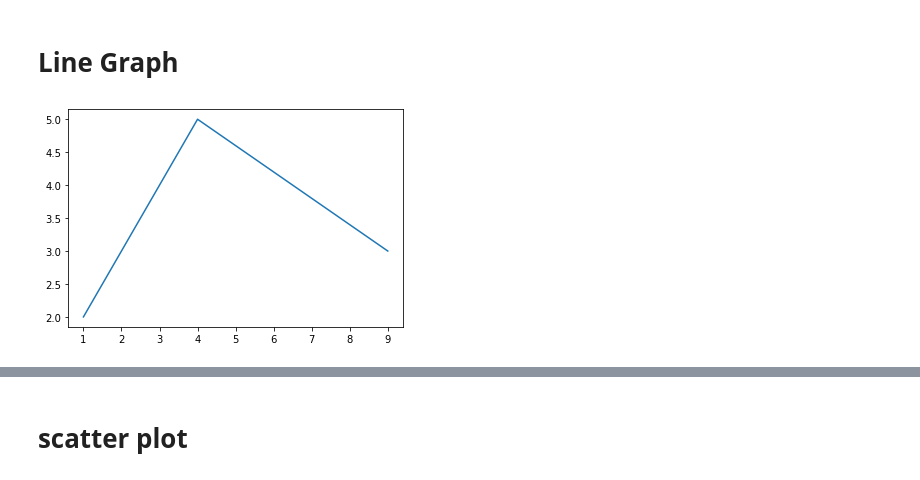
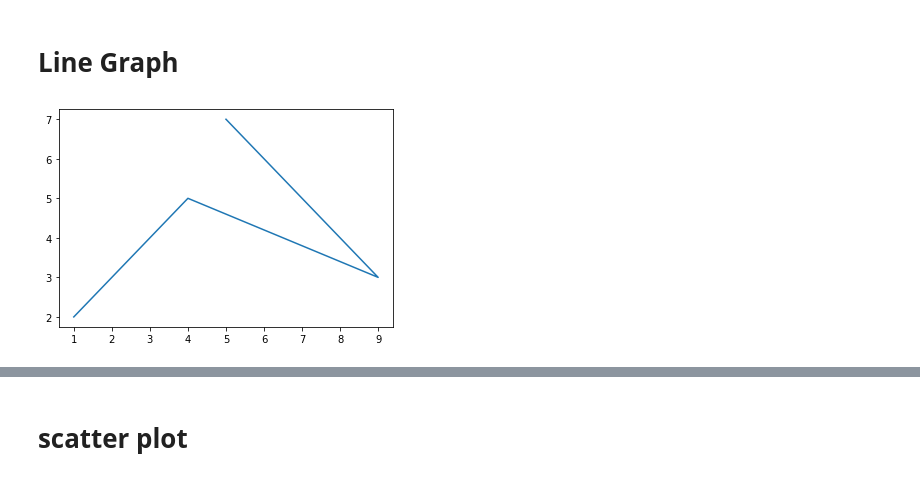
Before and after one commit to ARYAN-GULATI/Python_Master, a Jupyter notebook: PYTHON_BASICS/Matplotlib.ipynb, the cells around one changed output, grey strips where cells are left out. Saved outputs shown, nothing was run; the diff lists cells and outputs as text; code cells hidden in the pictures.

```diff
--- a/PYTHON_BASICS/Matplotlib.ipynb
+++ b/PYTHON_BASICS/Matplotlib.ipynb
@@ -18,7 +19,8 @@ array([ 0,  1,  4,  9, 16, 25, 36, 49, 64, 81], dtype=int32)
 # %% [markdown]
 # Line Graph
 # %%
-plt.plot([1,4,9],[2,5,3])
+plt.plot([1,4,9,5],[2,5,3,7]) #[xpts cordinate,ypts coordinate]
 plt.show()
+#esc+l show u line number
 # %% [output]
-[figure, old version]
+[figure, new version]
```
Also changed, not shown: parts of 37 cells of this notebook, 5 other files.
